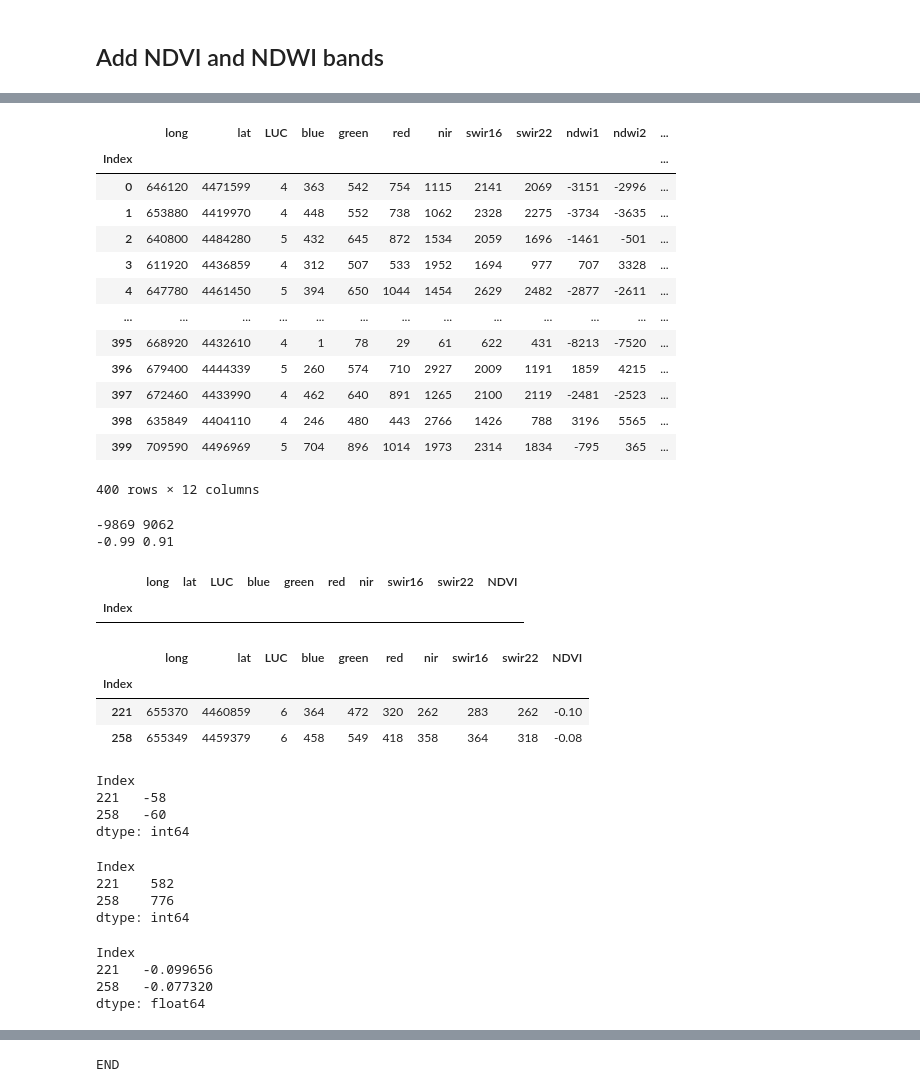
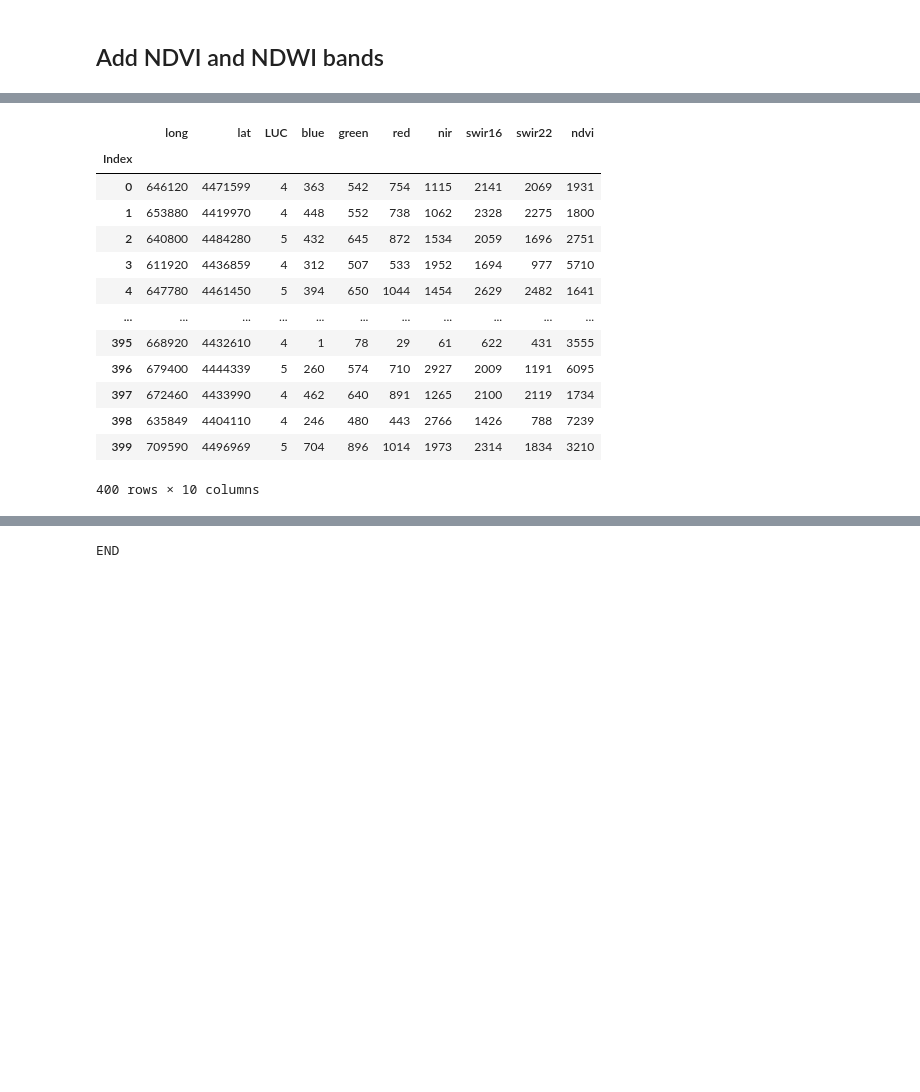
Before and after one commit to ai-extensions/s1_eda, a Jupyter notebook: ExtractValues_and_MakeDF.ipynb, the cells around one changed output, grey strips where cells are left out. Drawn from its saved outputs; the diff is of its cells as text; code cells hidden in the pictures; blank space fills up the shorter version.

```diff
--- a/ExtractValues_and_MakeDF.ipynb
+++ b/ExtractValues_and_MakeDF.ipynb
@@ -332,59 +313,20 @@ df2
 # %%
-assert 'nir' in df2.columns and 'red' in df2.columns
-df2['ndvi'] = ((df2['nir'].astype(int) - df2['red'].astype(int)) / (df2['nir'].astype(int) + df2['red'].astype(int)) * 10000).astype(int)
-df2
+# Add NDVI
+assert 'nir' in df.columns and 'red' in df.columns
+df['ndvi'] = ((df['nir'].astype(int) - df['red'].astype(int)) / (df['nir'].astype(int) + df['red'].astype(int)) * 10000).astype(int)
+df
 # %% [output]
-|  | long | lat | LUC | blue | green | red | nir | swir16 | swir22 | ndwi1 | ndwi2 | ... |
-| Index |  |  |  |  |  |  |  |  |  |  |  | ... |
-| 0 | 646120 | 4471599 | 4 | 363 | 542 | 754 | 1115 | 2141 | 2069 | -3151 | -2996 | ... |
-| 1 | 653880 | 4419970 | 4 | 448 | 552 | 738 | 1062 | 2328 | 2275 | -3734 | -3635 | ... |
-| 2 | 640800 | 4484280 | 5 | 432 | 645 | 872 | 1534 | 2059 | 1696 | -1461 | -501 | ... |
-| 3 | 611920 | 4436859 | 4 | 312 | 507 | 533 | 1952 | 1694 | 977 | 707 | 3328 | ... |
-| 4 | 647780 | 4461450 | 5 | 394 | 650 | 1044 | 1454 | 2629 | 2482 | -2877 | -2611 | ... |
-| ... | ... | ... | ... | ... | ... | ... | ... | ... | ... | ... | ... | ... |
-| 395 | 668920 | 4432610 | 4 | 1 | 78 | 29 | 61 | 622 | 431 | -8213 | -7520 | ... |
-| 396 | 679400 | 4444339 | 5 | 260 | 574 | 710 | 2927 | 2009 | 1191 | 1859 | 4215 | ... |
-| 397 | 672460 | 4433990 | 4 | 462 | 640 | 891 | 1265 | 2100 | 2119 | -2481 | -2523 | ... |
-| 398 | 635849 | 4404110 | 4 | 246 | 480 | 443 | 2766 | 1426 | 788 | 3196 | 5565 | ... |
-| 399 | 709590 | 4496969 | 5 | 704 | 896 | 1014 | 1973 | 2314 | 1834 | -795 | 365 | ... |
+|  | long | lat | LUC | blue | green | red | nir | swir16 | swir22 | ndvi |
+| Index |  |  |  |  |  |  |  |  |  |  |
+| 0 | 646120 | 4471599 | 4 | 363 | 542 | 754 | 1115 | 2141 | 2069 | 1931 |
+| 1 | 653880 | 4419970 | 4 | 448 | 552 | 738 | 1062 | 2328 | 2275 | 1800 |
+| 2 | 640800 | 4484280 | 5 | 432 | 645 | 872 | 1534 | 2059 | 1696 | 2751 |
+| 3 | 611920 | 4436859 | 4 | 312 | 507 | 533 | 1952 | 1694 | 977 | 5710 |
+| 4 | 647780 | 4461450 | 5 | 394 | 650 | 1044 | 1454 | 2629 | 2482 | 1641 |
+| ... | ... | ... | ... | ... | ... | ... | ... | ... | ... | ... |
+| 395 | 668920 | 4432610 | 4 | 1 | 78 | 29 | 61 | 622 | 431 | 3555 |
+| 396 | 679400 | 4444339 | 5 | 260 | 574 | 710 | 2927 | 2009 | 1191 | 6095 |
+| 397 | 672460 | 4433990 | 4 | 462 | 640 | 891 | 1265 | 2100 | 2119 | 1734 |
+| 398 | 635849 | 4404110 | 4 | 246 | 480 | 443 | 2766 | 1426 | 788 | 7239 |
+| 399 | 709590 | 4496969 | 5 | 704 | 896 | 1014 | 1973 | 2314 | 1834 | 3210 |
-400 rows × 12 columns
+400 rows × 10 columns
-# %%
-print(min(df2['NDVI']), max(df2['NDVI']))
-print(min(df2['ndvi']), max(df2['ndvi']))
-# %% [output]
--9869 9062
--0.99 0.91
-# %%
-df2[df2['nir'] == 367]
-# %% [output]
-|  | long | lat | LUC | blue | green | red | nir | swir16 | swir22 | NDVI |
-| Index |  |  |  |  |  |  |  |  |  |  |
-# %%
-a = df2[(df2['long'] > 655300) & (df2['long'] < 655400)]
-a
-# %% [output]
-|  | long | lat | LUC | blue | green | red | nir | swir16 | swir22 | NDVI |
-| Index |  |  |  |  |  |  |  |  |  |  |
-| 221 | 655370 | 4460859 | 6 | 364 | 472 | 320 | 262 | 283 | 262 | -0.10 |
-| 258 | 655349 | 4459379 | 6 | 458 | 549 | 418 | 358 | 364 | 318 | -0.08 |
-# %%
-a['nir'].astype(int) - a['red'].astype(int)
-# %% [output]
-Index
-221   -58
-258   -60
-dtype: int64
-# %%
-a['nir'].astype(int) + a['red'].astype(int)
-# %% [output]
-Index
-221    582
-258    776
-dtype: int64
-# %%
-(a['nir'].astype(int) - a['red'].astype(int)) / (a['nir'].astype(int) + a['red'].astype(int))
-# %% [output]
-Index
-221   -0.099656
-258   -0.077320
-dtype: float64
```
Also changed, not shown: parts of 5 cells of this notebook, 1 other file.
